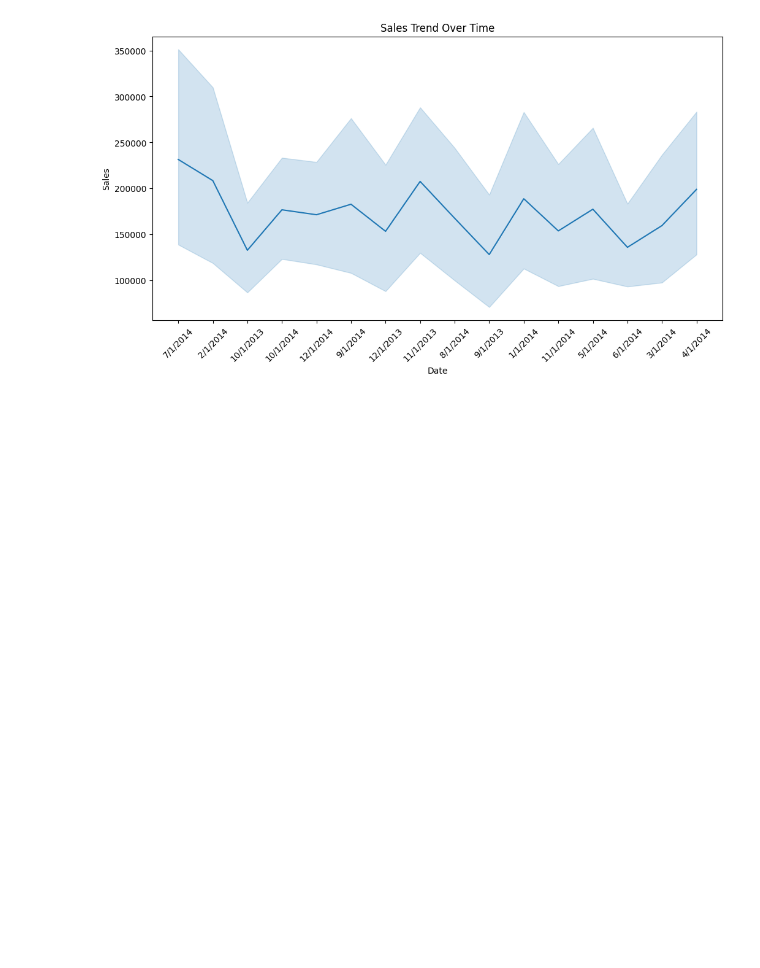
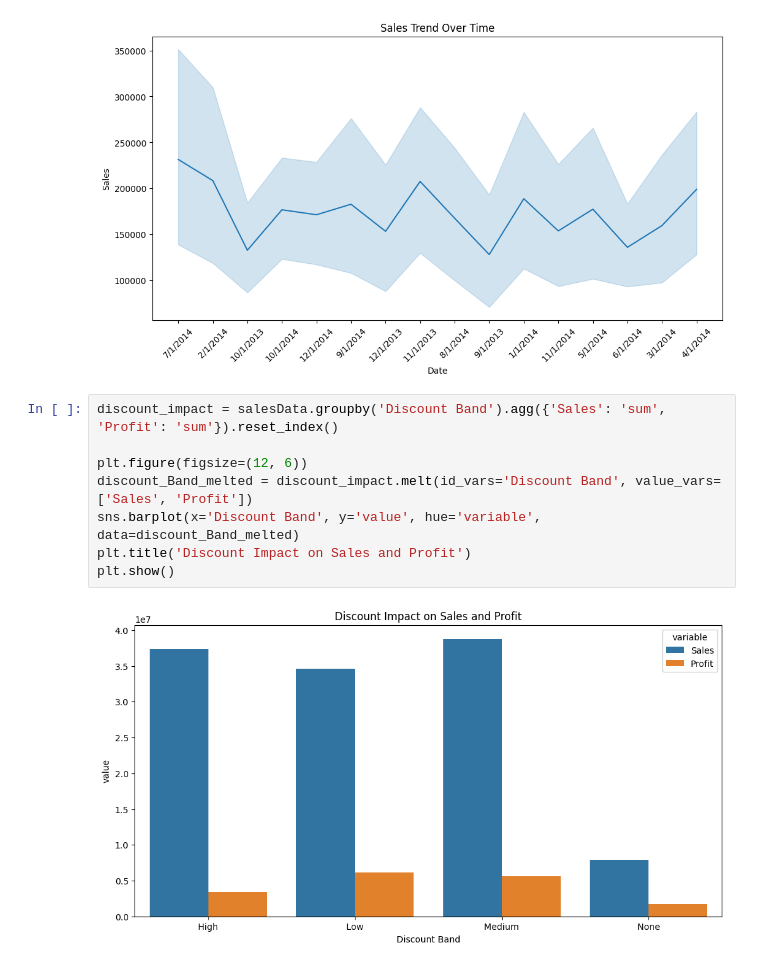
Before and after one commit to KamoheloSebolai/salesAnalysis, a Jupyter notebook: sales_analysys.ipynb, the cells around one changed output. Saved outputs shown, nothing was run; the diff lists cells and outputs as text; blank space fills up the shorter version.

```diff
--- a/sales_analysys.ipynb
+++ b/sales_analysys.ipynb
@@ -64,3 +64,13 @@ plt.xticks(rotation=45)
 plt.show()
 # %% [output]
 [figure]
+# %%
+discount_impact = salesData.groupby('Discount Band').agg({'Sales': 'sum', 'Profit': 'sum'}).reset_index()
+
+plt.figure(figsize=(12, 6))
+discount_Band_melted = discount_impact.melt(id_vars='Discount Band', value_vars=['Sales', 'Profit'])
+sns.barplot(x='Discount Band', y='value', hue='variable', data=discount_Band_melted)
+plt.title('Discount Impact on Sales and Profit')
+plt.show()
+# %% [output]
+[figure, added]
```
Also changed, not shown: 1 other file.
